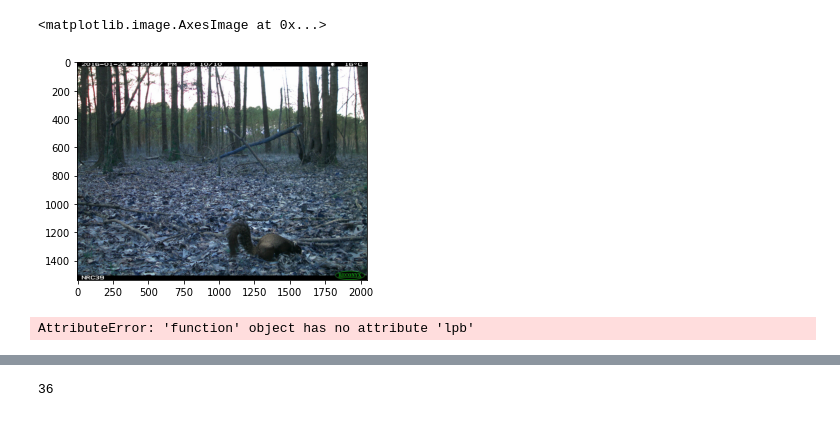
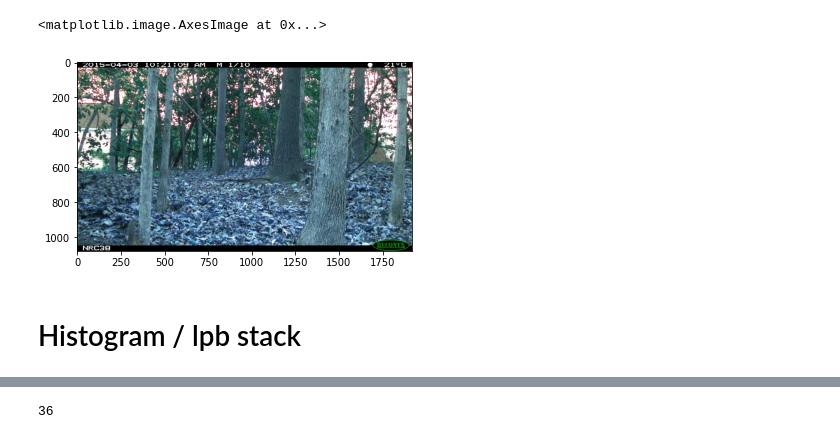
Before and after one commit to Jakob-98/wild, a Jupyter notebook: notebooks_misc/color_histograms.ipynb, the cells around one changed output, grey strips where cells are left out. Saved outputs shown, nothing was run; the diff lists cells and outputs as text; code cells hidden in the pictures.

```diff
--- a/notebooks_misc/color_histograms.ipynb
+++ b/notebooks_misc/color_histograms.ipynb
@@ -12,8 +12,8 @@ import mahotas
 ena_local = 'C:/temp/ena/images/train100/'
 images = [os.path.split(i)[1] for i in glob.glob(ena_local + '/*.jpg', recursive=True)]
 # %%
-img = cv2.imread(ena_local + '432.jpg')
+img = cv2.imread(ena_local + '100.jpg')
 plt.imshow(img)
 # %% [output]
 <matplotlib.image.AxesImage at 0x...>
-[figure, old version]
+[figure, new version]
@@ -23,4 +19,0 @@ chists = np.stack((getHist(img, 0), getHist(img, 1), getHist(img, 2)))
-# %%
-mahotas.features.lbp.lpb(img, 1)
-# %% [output]
-AttributeError: 'function' object has no attribute 'lpb'
@@ -28,0 +20,2 @@ t =  mahotas.features.lbp(img[:, :, 0], 2.5, 12)
+# %% [markdown]
+# Histogram / lpb stack
```
Also changed, not shown: parts of 29 cells of this notebook, 2 other files.
